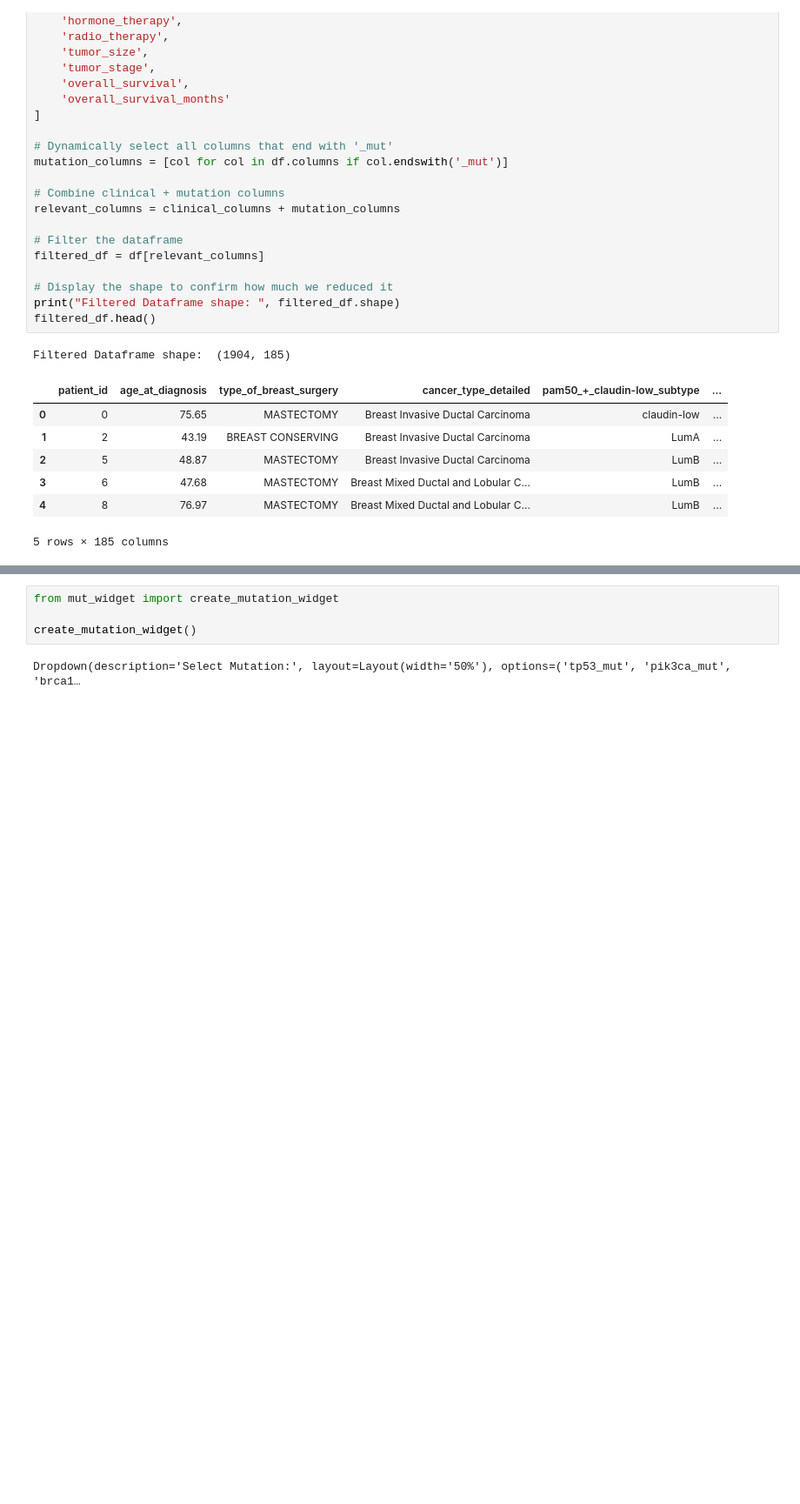
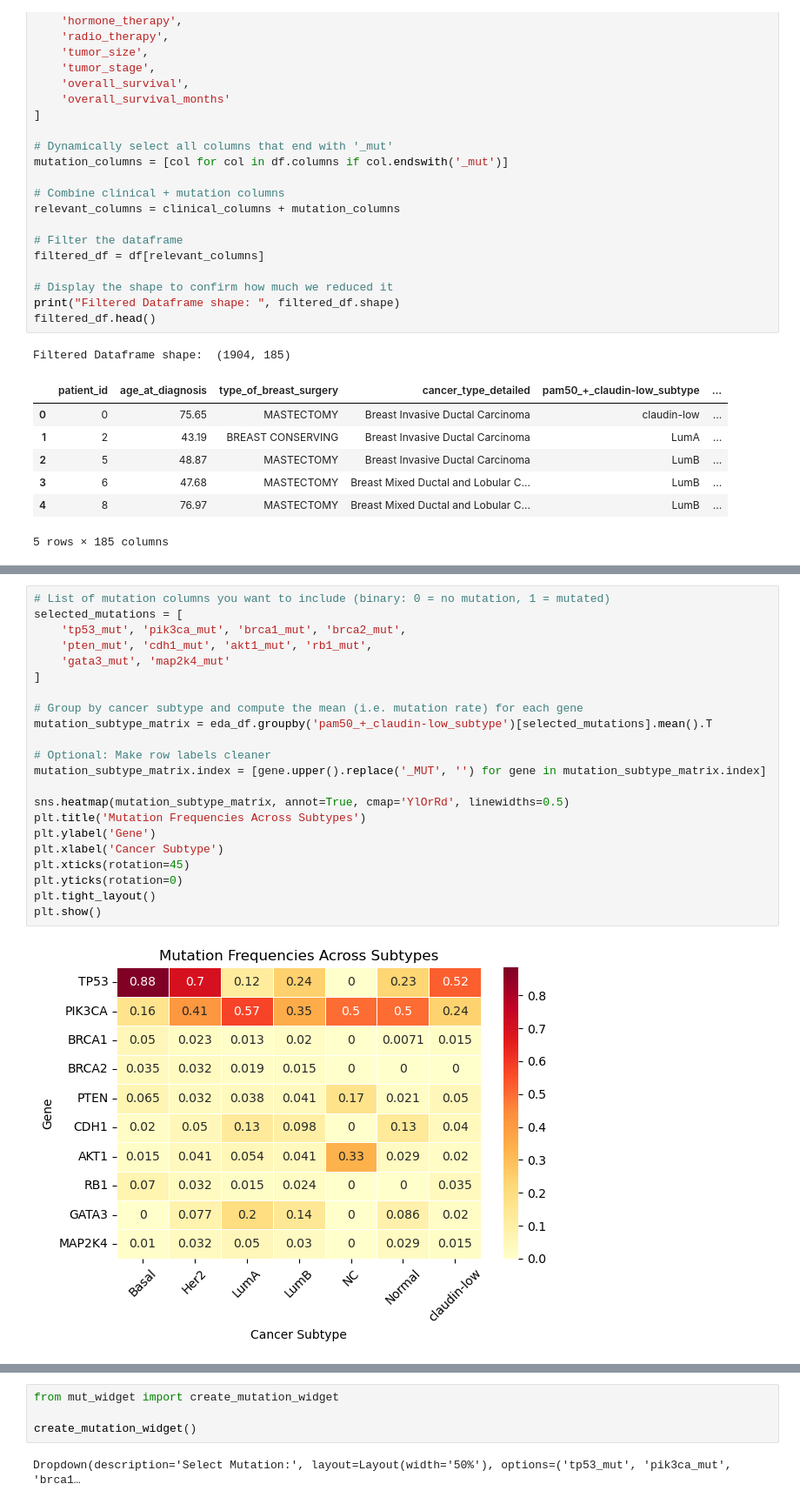
Before and after one commit to ds-modules/ecc-biology, a Jupyter notebook: cancer_mutations/notebook.ipynb, the cells around one changed output, grey strips where cells are left out. Shown at 87% size. Saved outputs shown, nothing was run; the diff lists cells and outputs as text; blank space fills up the shorter version.

```diff
--- a/cancer_mutations/notebook.ipynb
+++ b/cancer_mutations/notebook.ipynb
@@ -185,0 +245,24 @@ We are grouping patients by cancer subtype, and then calculating:
+# %%
+# List of mutation columns you want to include (binary: 0 = no mutation, 1 = mutated)
+selected_mutations = [
+    'tp53_mut', 'pik3ca_mut', 'brca1_mut', 'brca2_mut',
+    'pten_mut', 'cdh1_mut', 'akt1_mut', 'rb1_mut',
+    'gata3_mut', 'map2k4_mut'
+]
+
+# Group by cancer subtype and compute the mean (i.e. mutation rate) for each gene
+mutation_subtype_matrix = eda_df.groupby('pam50_+_claudin-low_subtype')[selected_mutations].mean().T
+
+# Optional: Make row labels cleaner
+mutation_subtype_matrix.index = [gene.upper().replace('_MUT', '') for gene in mutation_subtype_matrix.index]
+
+sns.heatmap(mutation_subtype_matrix, annot=True, cmap='YlOrRd', linewidths=0.5)
+plt.title('Mutation Frequencies Across Subtypes')
+plt.ylabel('Gene')
+plt.xlabel('Cancer Subtype')
+plt.xticks(rotation=45)
+plt.yticks(rotation=0)
+plt.tight_layout()
+plt.show()
+# %% [output]
+[figure, added]
```
Also changed, not shown: parts of 60 cells of this notebook, 1 other file.
